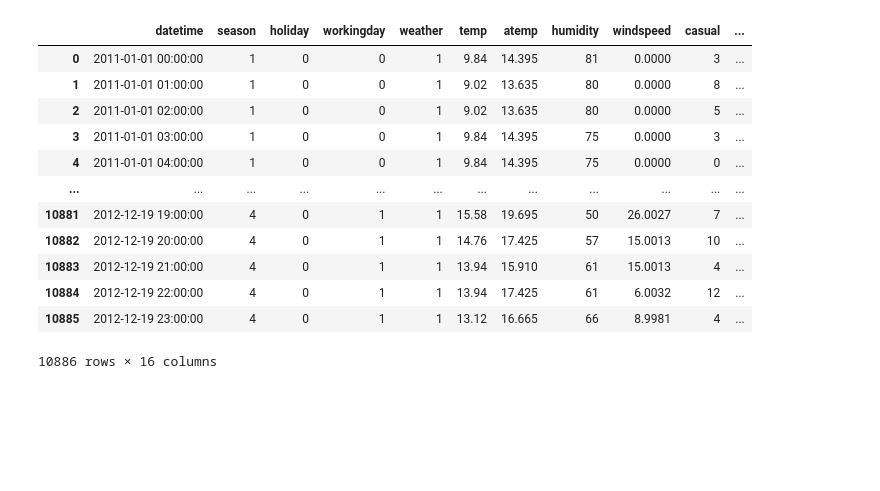
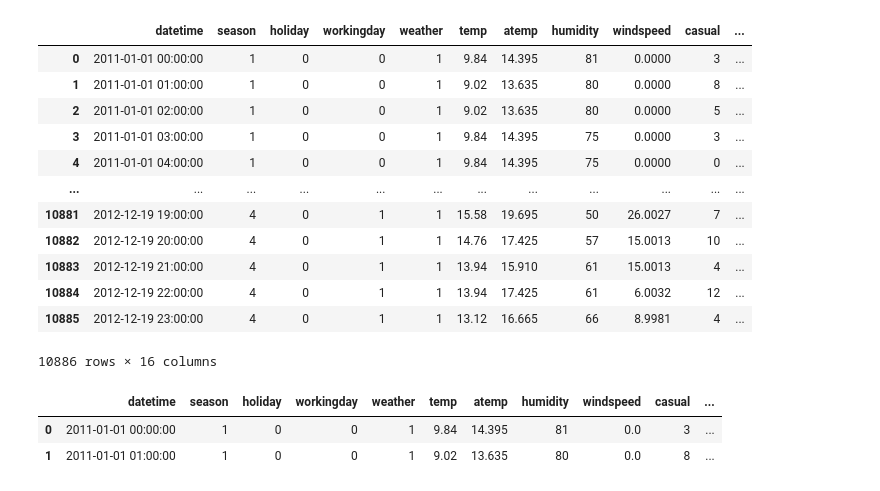
Before and after one commit to delinai/schulich_ds1, a Jupyter notebook: In-class Code/Module6_LinearRegression.ipynb, the cells around one changed output. Cells and saved outputs as stored; diff of their text form; code cells hidden in the pictures; blank space fills up the shorter version.

```diff
--- a/In-class Code/Module6_LinearRegression.ipynb
+++ b/In-class Code/Module6_LinearRegression.ipynb
@@ -258,0 +269,6 @@ bikes
+# %%
+bikes.head(2)
+# %% [output]
+|  | datetime | season | holiday | workingday | weather | temp | atemp | humidity | windspeed | casual | ... |
+| 0 | 2011-01-01 00:00:00 | 1 | 0 | 0 | 1 | 9.84 | 14.395 | 81 | 0.0 | 3 | ... |
+| 1 | 2011-01-01 01:00:00 | 1 | 0 | 0 | 1 | 9.02 | 13.635 | 80 | 0.0 | 8 | ... |
```
Also changed, not shown: parts of 7 cells of this notebook.
